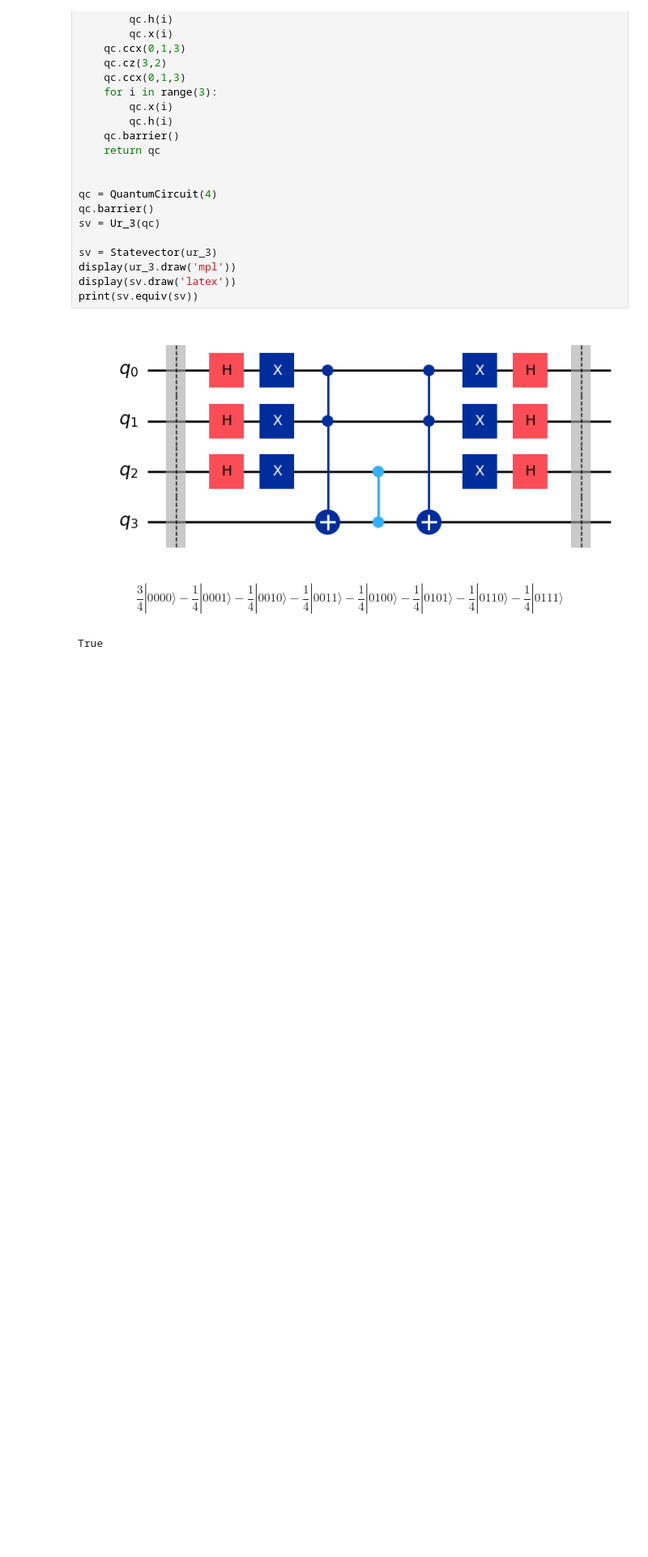
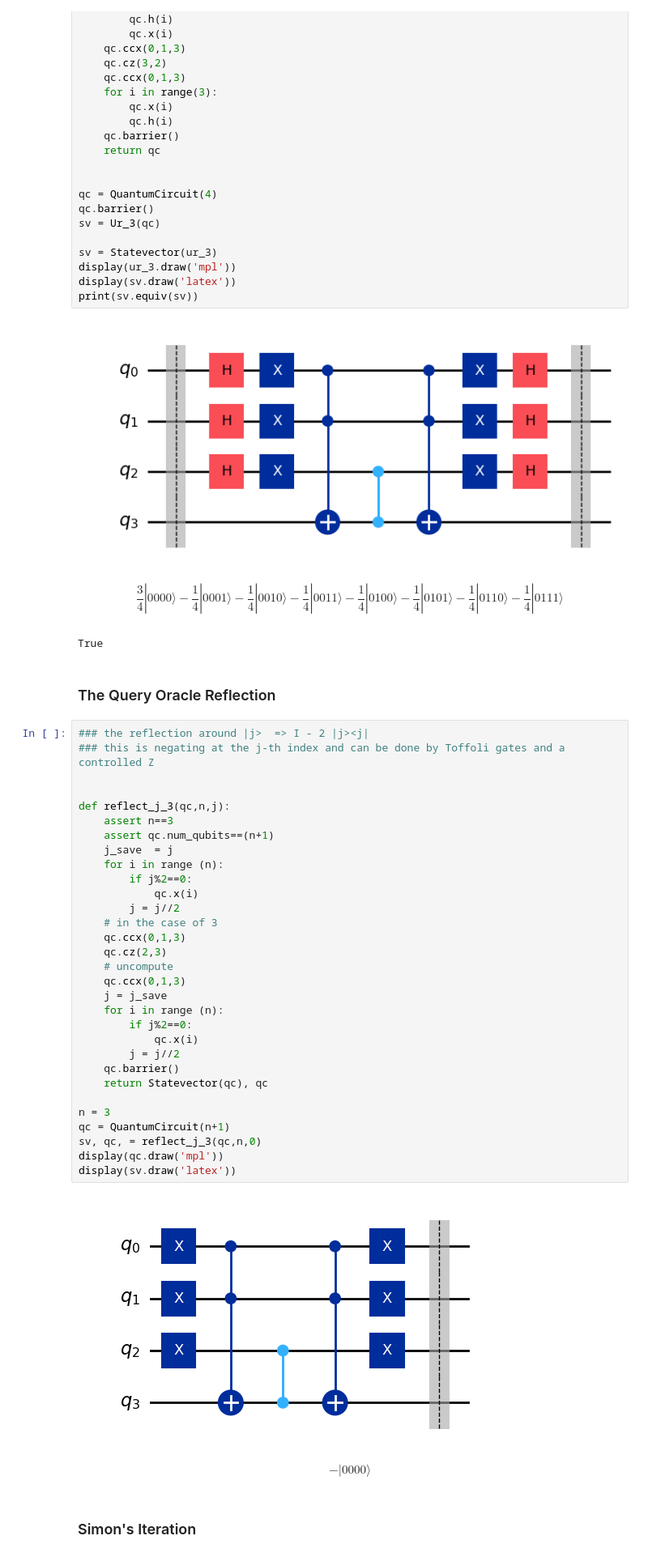
Before and after one commit to quantum-for-beginners/edition-251, a Jupyter notebook: grover-qc.ipynb, the cells around one changed output. Shown at 81% size. Saved outputs shown, nothing was run; the diff lists cells and outputs as text; blank space fills up the shorter version.

```diff
--- a/grover-qc.ipynb
+++ b/grover-qc.ipynb
@@ -126,3 +128,41 @@ print(sv.equiv(sv))
 [figure]
 $$\frac{3}{4} |0000\rangle- \frac{1}{4} |0001\rangle- \frac{1}{4} |0010\rangle- \frac{1}{4} |0011\rangle- \frac{1}{4} |0100\rangle- \frac{1}{4} |0101\rangle- \frac{1}{4} |0110\rangle- \frac{1}{4} |0111\rangle$$
 True
+# %% [markdown]
+### The Query Oracle Reflection
+# %%
+### the reflection around |j>  => I - 2 |j><j|
+### this is negating at the j-th index and can be done by Toffoli gates and a controlled Z
+
+
+def reflect_j_3(qc,n,j):
+    assert n==3
+    assert qc.num_qubits==(n+1)
+    j_save  = j
+    for i in range (n):
+        if j%2==0:
+            qc.x(i)
+        j = j//2
+    # in the case of 3
+    qc.ccx(0,1,3)
+    qc.cz(2,3)
+    # uncompute
+    qc.ccx(0,1,3)
+    j = j_save
+    for i in range (n):
+        if j%2==0:
+            qc.x(i)
+        j = j//2
+    qc.barrier()
+    return Statevector(qc), qc
+
+n = 3
+qc = QuantumCircuit(n+1)
+sv, qc, = reflect_j_3(qc,n,0)
+display(qc.draw('mpl'))
+display(sv.draw('latex'))
+# %% [output]
+[figure, added]
+$$- |0000\rangle$$
+# %% [markdown]
+### Simon's Iteration
```
Also changed, not shown: parts of 2 cells of this notebook, 1 other file.
